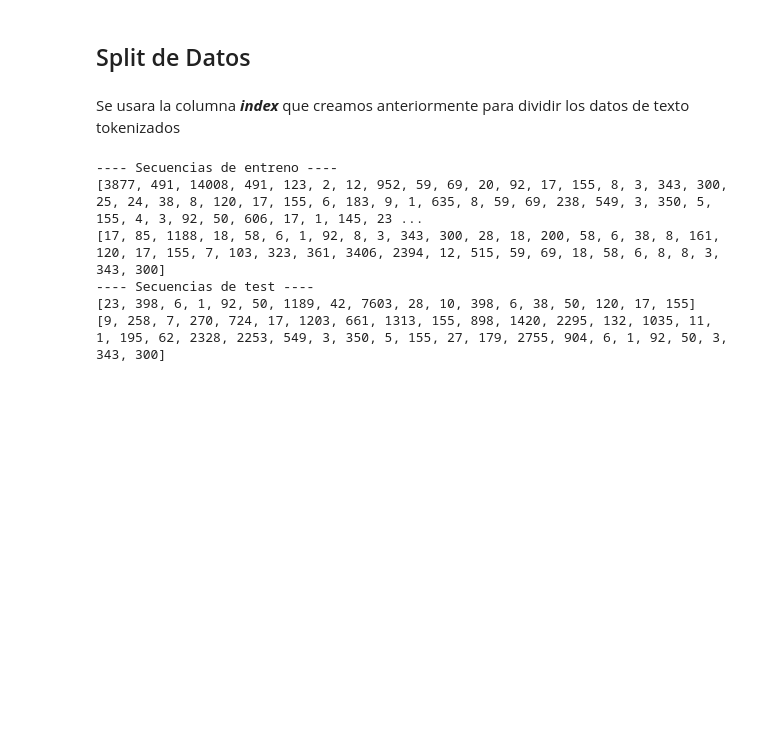
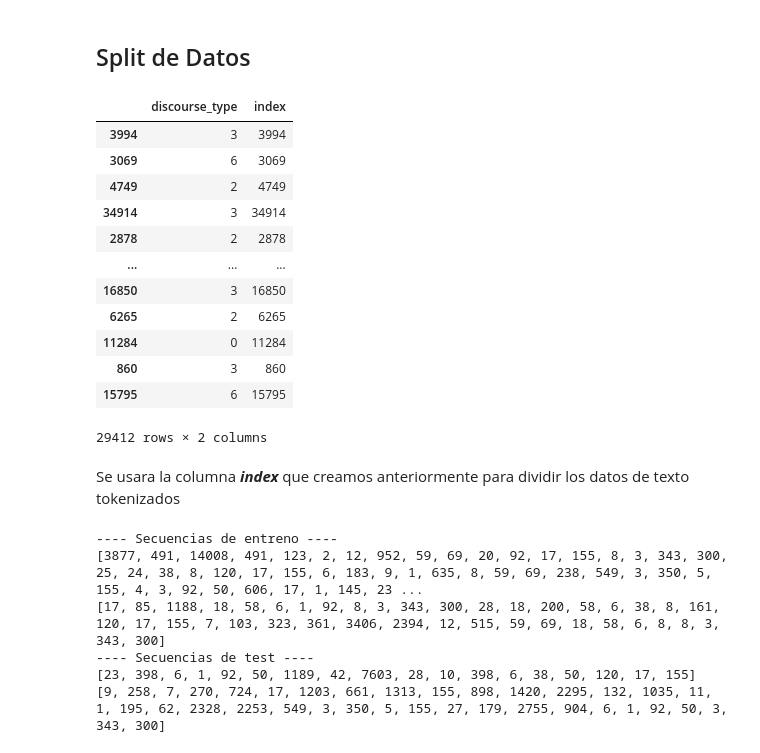
Before and after one commit to Diego-CB/DS-Proyecto, a Jupyter notebook: proyecto.ipynb, the cells around one changed output. Drawn from its saved outputs; the diff is of its cells as text; code cells hidden in the pictures; blank space fills up the shorter version.

```diff
--- a/proyecto.ipynb
+++ b/proyecto.ipynb
@@ -63,0 +67,5 @@ data.head()
+# %%
+type_map = {cat:index for index, cat in enumerate(data['discourse_type'].unique())}
+print('> mapa para encoding de discourse_type', type_map)
+data['discourse_type'] = [type_map[cat] for cat in data['discourse_type']]
+data[['discourse_type']].head()
@@ -63,0 +80,5 @@ data.head()
+# %%
+type_map = {cat:index for index, cat in enumerate(data['discourse_effectiveness'].unique())}
+print('> mapa para encoding de discourse_effectiveness', type_map)
+data['discourse_effectiveness'] = [type_map[cat] for cat in data['discourse_effectiveness']]
+data[['discourse_effectiveness']].head()
@@ -105,8 +152,23 @@ X.drop('discourse_effectiveness', axis=1, inplace=True)
 # %%
 from sklearn.model_selection import train_test_split
 
 # Dividir los datos en entrenamiento (80%) y prueba (20%)
 X_train, X_test, y_train, y_test = train_test_split(X, y, test_size=0.2, random_state=42)
+X_train
+# %% [output]
+|  | discourse_type | index |
+| 3994 | 3 | 3994 |
+| 3069 | 6 | 3069 |
+| 4749 | 2 | 4749 |
+| 34914 | 3 | 34914 |
+| 2878 | 2 | 2878 |
+| ... | ... | ... |
+| 16850 | 3 | 16850 |
+| 6265 | 2 | 6265 |
+| 11284 | 0 | 11284 |
+| 860 | 3 | 860 |
+| 15795 | 6 | 15795 |
+29412 rows × 2 columns
 # %% [markdown]
 Se usara la columna ***index*** que creamos anteriormente para dividir los datos de texto tokenizados
 # %%
```
Also changed, not shown: parts of 10 cells of this notebook.
